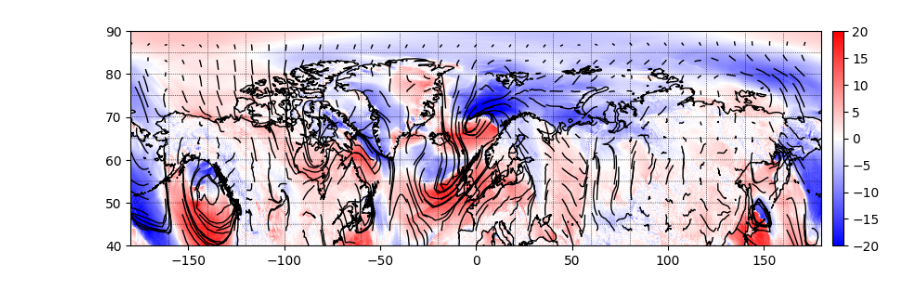
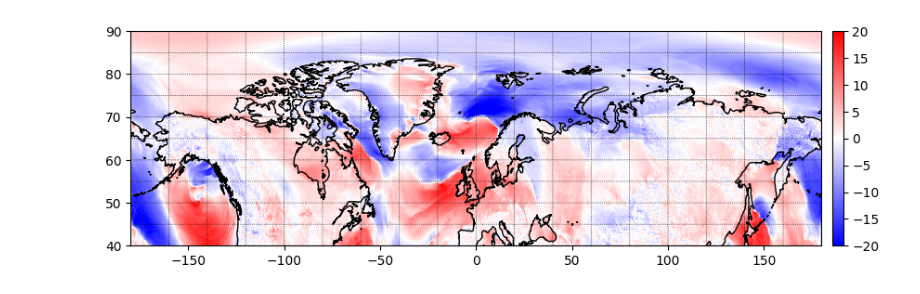
Before and after one commit to nansencenter/NEDAS, a Jupyter notebook: tutorials/grid_convert.ipynb, the cells around one changed output. Cells and saved outputs as stored; diff of their text form; code cells hidden in the pictures.

```diff
--- a/tutorials/grid_convert.ipynb
+++ b/tutorials/grid_convert.ipynb
@@ -10,7 +10,7 @@ from grid import Grid, Converter
 ##read in ECMWF wind on lon/lat grid, call it grid1
 from dataset import ECMWF
 t = datetime(2022, 1, 3)
-fname = ECMWF.filename('/scratch/data/', t)
+fname = '/scratch/data/ECMWF_forecast/2022/01/ec2_start20220103.nc' #ECMWF.filename('/scratch/data/', t)
 x1, y1 = ECMWF.get_xy(fname)
 wind = ECMWF.get_var(fname, 'wind', t) ##note: wind[0,:] = u and wind[1,:] = v
 proj1 = ECMWF.proj
@@ -20,24 +20,16 @@ grid1 = Grid(proj1, x1, y1, cyclic_dim='x', pole_dim='y', pole_index=(0,))
 # %%
 ##you can visualize data using routines provided by the grid object
 ##start a figure
 plt.figure(figsize=(10,3))
 ax = plt.subplot(111)
 
 ##plot the u-wind on lon/lat grid
 grid1.plot_field(ax, wind[0,:], vmin=-20, vmax=20, cmap='bwr')
 
-##you can plot the vectors also, but don't forget to scale the velocity by cos(lat)
-wind_sc = wind * np.cos(grid1.y*np.pi/180.)
-
-##here, we apply uneven spacing in lon, lat directions
-##don't show vector heads (they are distorted)
-##and num_steps let's vectors to curve (they become trajectory-like)
-grid1.plot_vectors(ax, wind_sc, spacing=(0.5, 0.2), showhead=False, num_steps=10)
-
 ##show the land for a complete map
 grid1.plot_land(ax, color=None, linecolor='k')
 # %% [output]
-[figure, old version]
+[figure, new version]
 # %%
 ##read in sea ice states from nextsim output, on irregular mesh, call it grid2
 import models.nextsim as nx
```
Also changed, not shown: parts of 5 cells of this notebook, 6 other files.
